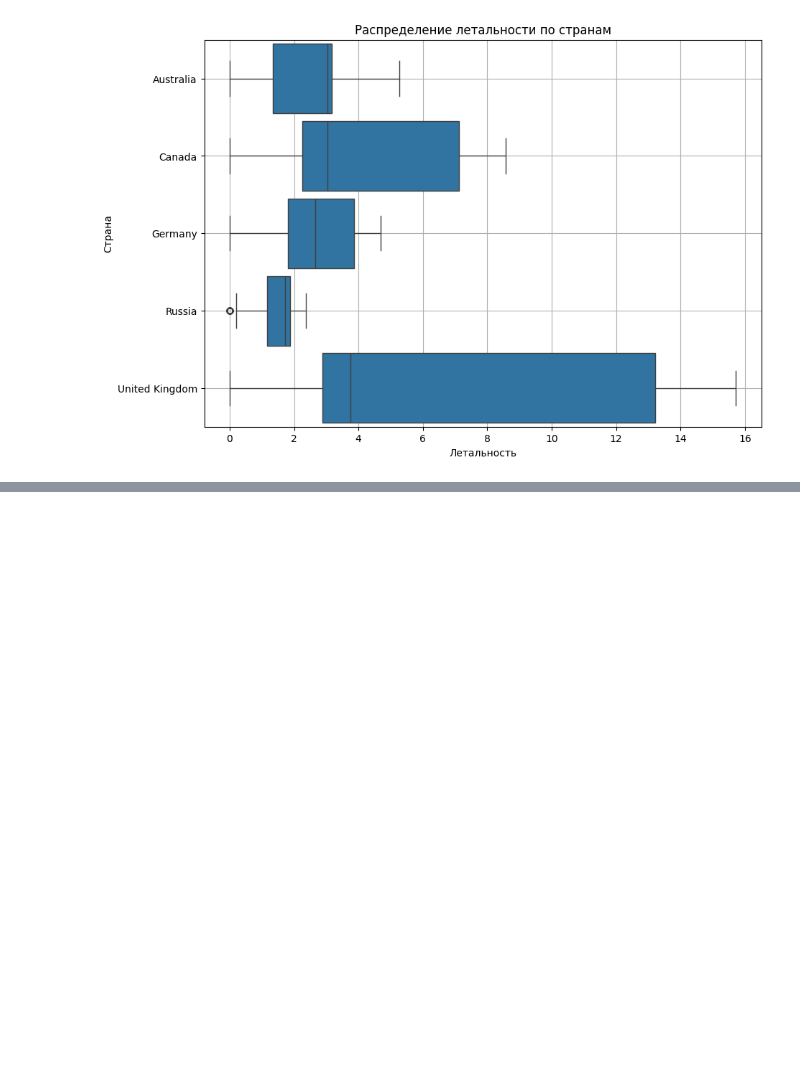
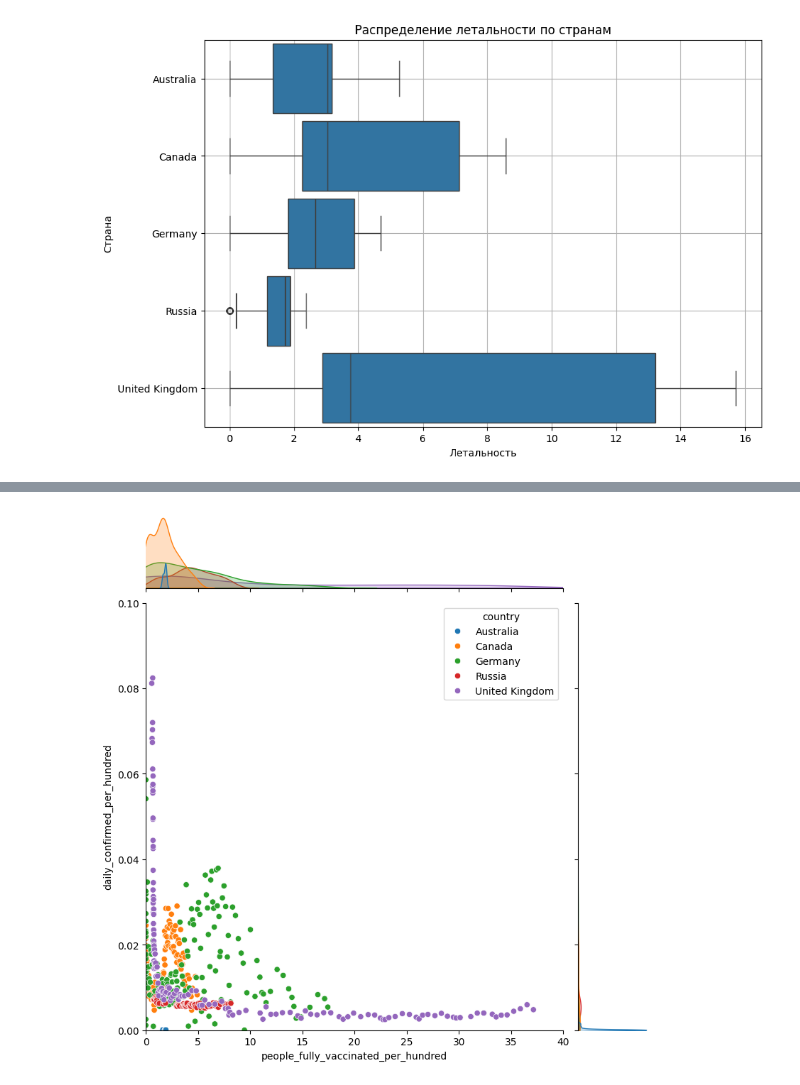
Before and after one commit to Kagemushe/sf_data_science, a Jupyter notebook: covid_py.ipynb, the cells around one changed output, grey strips where cells are left out. Drawn from its saved outputs; the diff is of its cells as text; code cells hidden in the pictures; blank space fills up the shorter version.

```diff
--- a/covid_py.ipynb
+++ b/covid_py.ipynb
@@ -376,0 +382,12 @@ boxplot.grid()
+# %%
+jointplot = sns.jointplot(
+    data=croped_covid_df,
+    x='people_fully_vaccinated_per_hundred',
+    y='daily_confirmed_per_hundred',
+    hue='country',
+    xlim=(0, 40),
+    ylim=(0, 0.1),
+    height=8
+)
+# %% [output]
+[figure, added]
```
Also changed, not shown: parts of 6 cells of this notebook.
